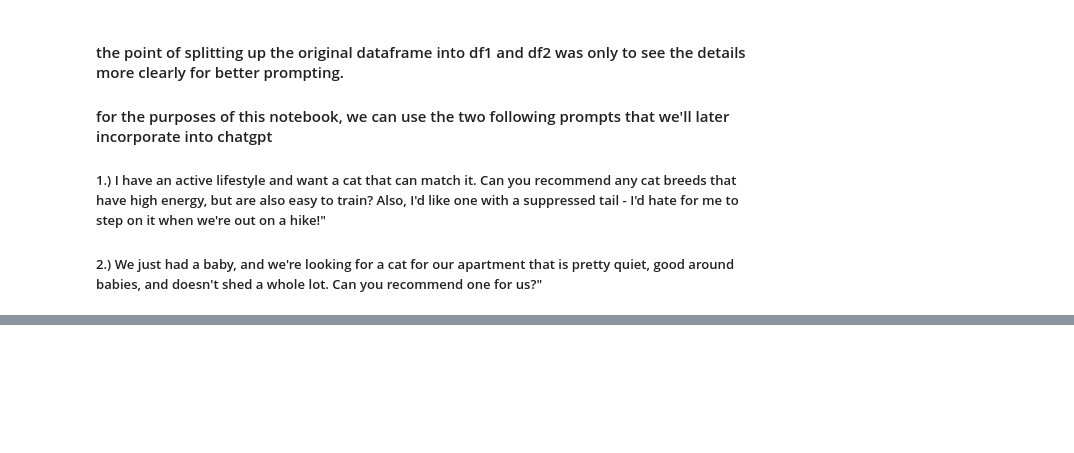
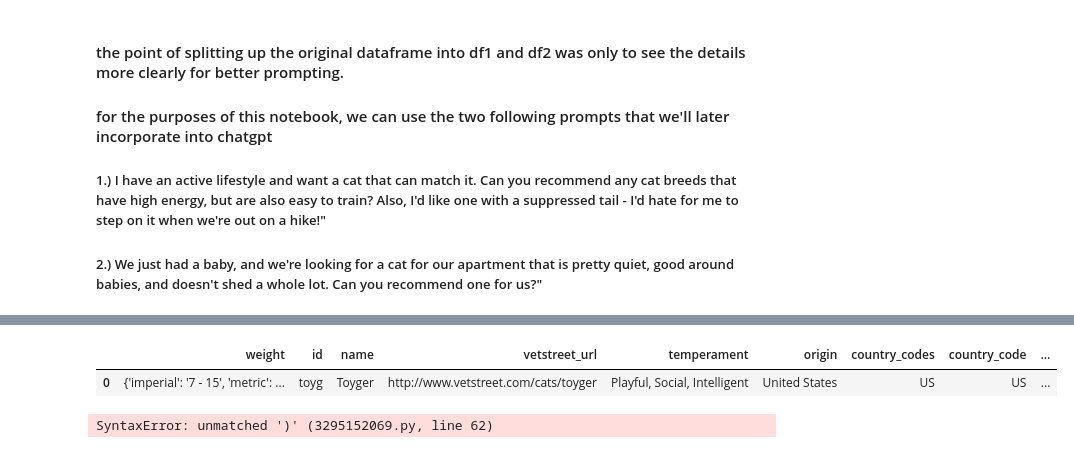
Before and after one commit to npj210mlk/new_api_tutorial, a Jupyter notebook: cat_chat.ipynb, the cells around one changed output, grey strips where cells are left out. Drawn from its saved outputs; the diff is of its cells as text; code cells hidden in the pictures; blank space fills up the shorter version.

Commit message:
overcomplicated the issue and tried writing functions for automation. committing now to save progress but trying new methods next commit. also, opened cleaned up file for future use.

```diff
--- a/cat_chat.ipynb
+++ b/cat_chat.ipynb
@@ -123,0 +307,74 @@ df2
+# %%
+list_of_dicts = [{'weight': {'imperial': '7 - 15', 'metric': '3 - 7'}, 'id': 'toyg', 'name': 'Toyger', 'vetstreet_url': 'http://www.vetstreet.com/cats/toyger', 'temperament': 'Playful, Social, Intelligent', 'origin': 'United States', 'country_codes': 'US', 'country_code': 'US', 'description': 'The Toyger has a sweet, calm personality and is generally friendly. He is outgoing enough to walk on a leash, energetic enough to play fetch and other interactive games, and confident enough to get along with other cats and friendly dogs.', 'life_span': '12 - 15', 'indoor': 0, 'lap': 1, 'alt_names': '', 'adaptability': 5, 'affection_level': 5, 'child_friendly': 4, 'dog_friendly': 5, 'energy_level': 5, 'grooming': 1, 'health_issues': 2, 'intelligence': 5, 'shedding_level': 3, 'social_needs': 3, 'stranger_friendly': 5, 'vocalisation': 5, 'experimental': 0, 'hairless': 0, 'natural': 0, 'rare': 0, 'rex': 0, 'suppressed_tail': 0, 'short_legs': 0, 'wikipedia_url': 'https://en.wikipedia.org/wiki/Toyger', 'hypoallergenic': 0, 'reference_image_id': 'O3F3_S1XN'}]
+
+breeds_df = pd.DataFrame(list_of_dicts)
+
+breeds_df
+# %% [output]
+|  | weight | id | name | vetstreet_url | temperament | origin | country_codes | country_code | ... |
+| 0 | {'imperial': '7 - 15', 'metric': ... | toyg | Toyger | http://www.vetstreet.com/cats/toyger | Playful, Social, Intelligent | United States | US | US | ... |
+# %%
+# flippin' weight column! that's ugly. we need to split that into two columns - 'imperial' and 'metric'
+
+import pandas as pd
+import json
+import re
+
+def fix_and_split_weight_column(json_string):
+    """
+    Converts a JSON string to a Pandas DataFrame, correcting common JSON errors,
+    and splits the 'weight' column into 'weight_imperial' and 'weight_metric' columns.
+
+    Args:
+        json_string (str): A JSON string containing cat data with a 'weight' dictionary.
+
+    Returns:
+        pandas.DataFrame: A DataFrame with the split 'weight' information,
+                        or None if an unrecoverable error occurs.
+    """
+    try:
+        # Attempt to parse the JSON string directly
+        try:
+            data = json.loads(json_string)
+        except json.JSONDecodeError:
+            # Fix common JSON errors (single quotes, missing quotes)
+            json_string = re.sub(r"([{,]\s*)([a-zA-Z0-9_-]+)\s*:", r'\1"\2":', json_string)  # Add quotes to keys
+            json_string = json_string.replace("'", '"')  # Replace single quotes with double quotes
+            json_string = re.sub(r'""(.*?)""', r'"\1"', json_string) #remove double quotes
+            try:
+                data = json.loads(json_string)
+            except json.JSONDecodeError as e:
+                print(f"Error: Could not decode JSON after correction: {e}")
+                return None  # Return None if JSON is still invalid
+
+        # Create a Pandas DataFrame
+        df = pd.DataFrame(data)
+
+        # Check if the 'weight' column exists and is of type dict
+        if 'weight' in df.columns and all(isinstance(x, dict) for x in df['weight']):
+            # Create new columns directly
+            df['weight_imperial'] = df['weight'].apply(lambda x: x.get('imperial'))
+            df['weight_metric'] = df['weight'].apply(lambda x: x.get('metric'))
+
+            # Drop the original 'weight' column
+            df = df.drop(columns=['weight'])
+        else:
+            print("The 'weight' column does not exist or is not a dictionary.")
+            return df # Return the dataframe as is
+
+        return df
+
+    except Exception as e:
+        print(f"Error processing DataFrame: {e}")
+        return None
+
+# Example Usage
+json_data = """
+[{'weight': {'imperial': '7 - 15', 'metric': '3 - 7'}, 'id': 'toyg', 'name': 'Toyger', 'vetstreet_url': 'http://www.vetstreet.com/cats/toyger', 'temperament': 'Playful, Social, Intelligent', 'origin': 'United States', 'country_codes': 'US', 'country_code': 'US', 'description': 'The Toyger has a sweet, calm personality and is generally friendly. He is outgoing enough to walk on a leash, energetic enough to play fetch and other interactive games, and confident enough to get along with other cats and friendly dogs.', 'life_span': '12 - 15', 'indoor': 0, 'lap': 1, 'alt_names': '', 'adaptability': 5, 'affection_level': 5, 'child_friendly': 4, 'dog_friendly': 5, 'energy_level': 5, 'grooming': 1, 'health_issues': 2, 'intelligence': 5, 'shedding_level': 3, 'social_needs': 3, 'stranger_friendly': 5, 'vocalisation': 5, 'experimental': 0, 'hairless': 0, 'natural': 0, 'rare': 0, 'rex': 0, 'suppressed_tail': 0, 'short_legs': 0, 'wikipedia_url': 'https://en.wikipedia.org/wiki/Toyger', 'hypoallergenic': 0, 'reference_image_id': 'O3F3_S1XN'}]
+"""
+
+df = fix_and_split_weight_column(json_data)
+if df is not None:
+    df.to_string(index=False, line_width=1000))
+# %% [output]
+SyntaxError: unmatched ')' (3295152069.py, line 62)
```
Also changed, not shown: parts of 13 cells of this notebook, 2 other files.
